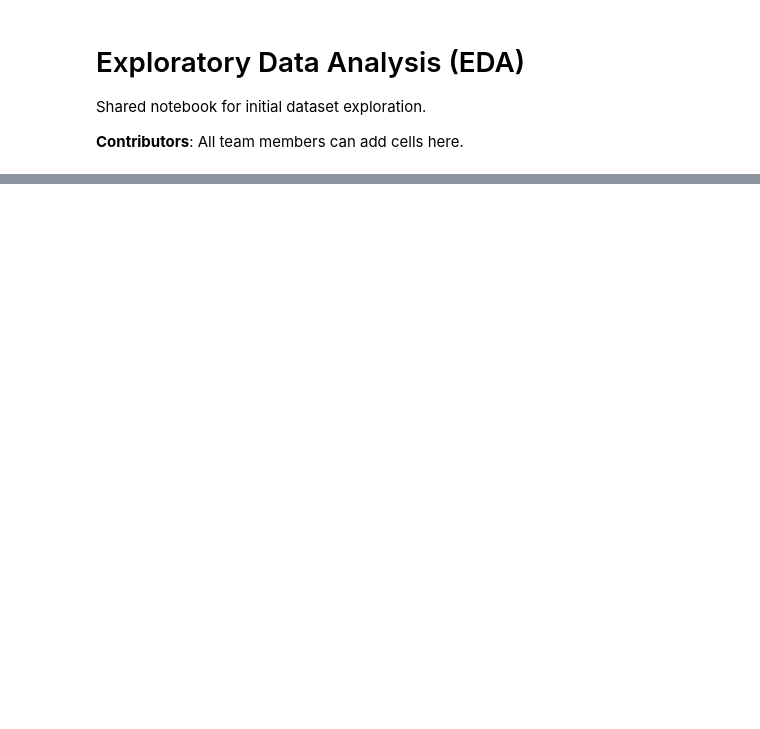
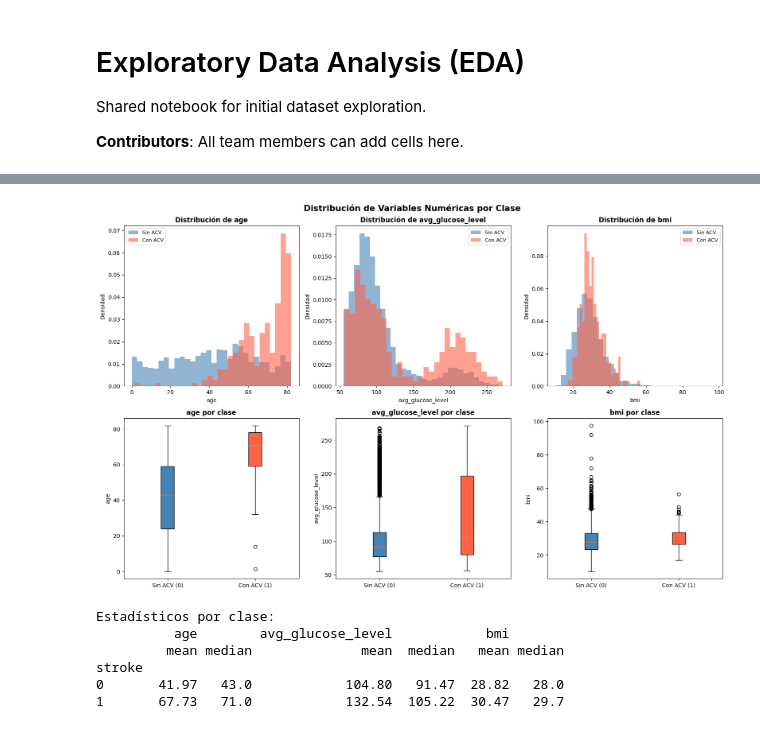
Before and after one commit to martinmw13/AdM_TP, a Jupyter notebook: notebooks/00_eda.ipynb, the cells around one changed output, grey strips where cells are left out. Cells and saved outputs as stored; diff of their text form; code cells hidden in the pictures; blank space fills up the shorter version.

```diff
--- a/notebooks/00_eda.ipynb
+++ b/notebooks/00_eda.ipynb
@@ -40,0 +152,43 @@ plt.show()
+# %%
+fig, axes = plt.subplots(2, 3, figsize=(16, 10))
+fig.suptitle('Distribución de Variables Numéricas por Clase',
+             fontsize=15, fontweight='bold')
+
+for idx, var in enumerate(vars_numericas):
+    # Histograma por clase
+    ax_hist = axes[0, idx]
+    for label, stroke_val, color in [('Sin ACV', 0, 'steelblue'),
+                                      ('Con ACV', 1, 'tomato')]:
+        subset = df[df['stroke'] == stroke_val][var]
+        ax_hist.hist(subset, bins=30, alpha=0.6, color=color,
+                     label=f'{label}', density=True)
+    ax_hist.set_title(f'Distribución de {var}', fontweight='bold')
+    ax_hist.set_xlabel(var)
+    ax_hist.set_ylabel('Densidad')
+    ax_hist.legend(fontsize=9)
+
+    # Boxplot por clase
+    ax_box = axes[1, idx]
+    data_clases = [df[df['stroke'] == 0][var].dropna(),
+                   df[df['stroke'] == 1][var].dropna()]
+    bp = ax_box.boxplot(data_clases,
+                        labels=['Sin ACV (0)', 'Con ACV (1)'],
+                        patch_artist=True)
+    bp['boxes'][0].set_facecolor('steelblue')
+    bp['boxes'][1].set_facecolor('tomato')
+    ax_box.set_title(f'{var} por clase', fontweight='bold')
+    ax_box.set_ylabel(var)
+
+plt.tight_layout()
+plt.show()
+
+print("Estadísticos por clase:")
+print(df.groupby('stroke')[vars_numericas].agg(['mean', 'median']).round(2))
+# %% [output]
+[figure, added]
+Estadísticos por clase:
+          age        avg_glucose_level            bmi
+         mean median              mean  median   mean median
+stroke
+0       41.97   43.0            104.80   91.47  28.82   28.0
+1       67.73   71.0            132.54  105.22  30.47   29.7
```
Also changed, not shown: parts of 23 cells of this notebook, 2 other files.
